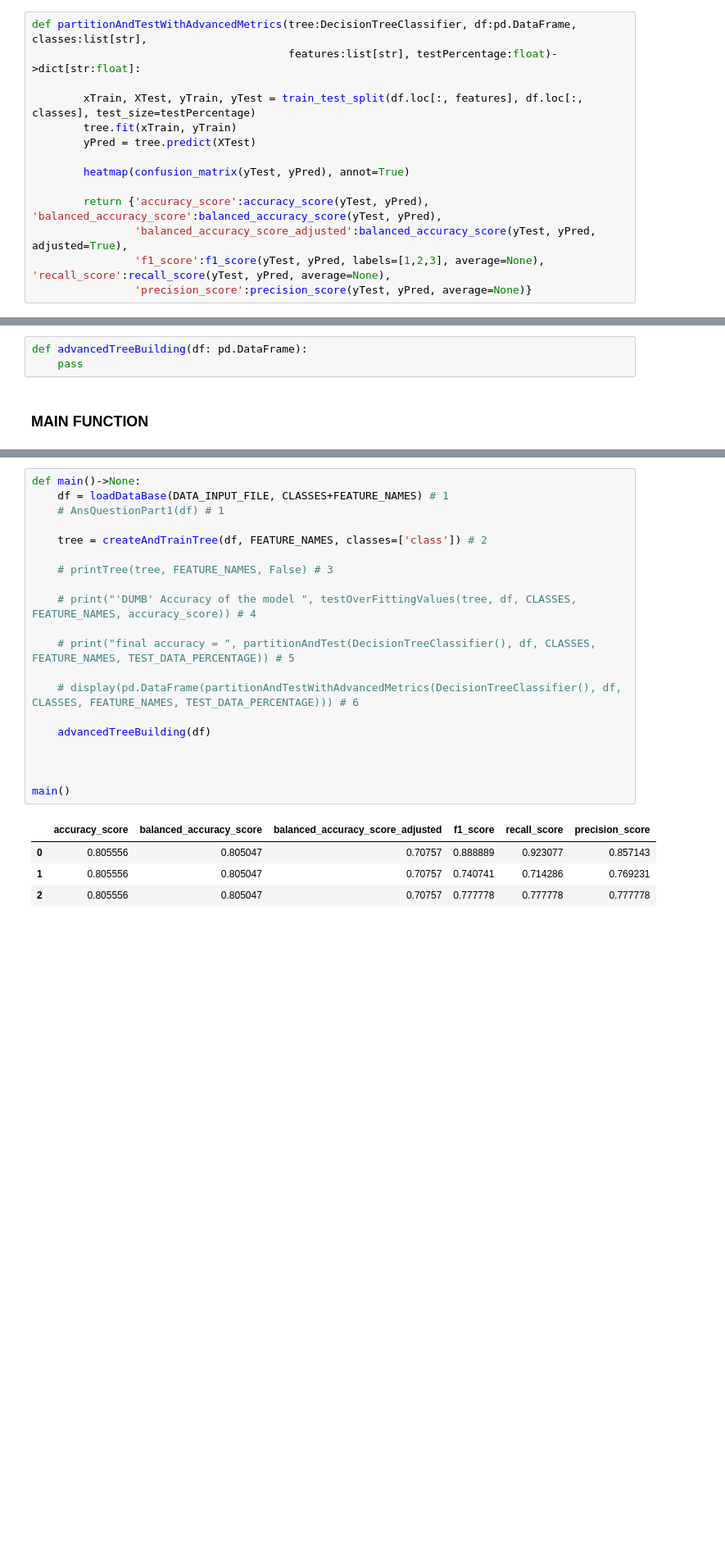
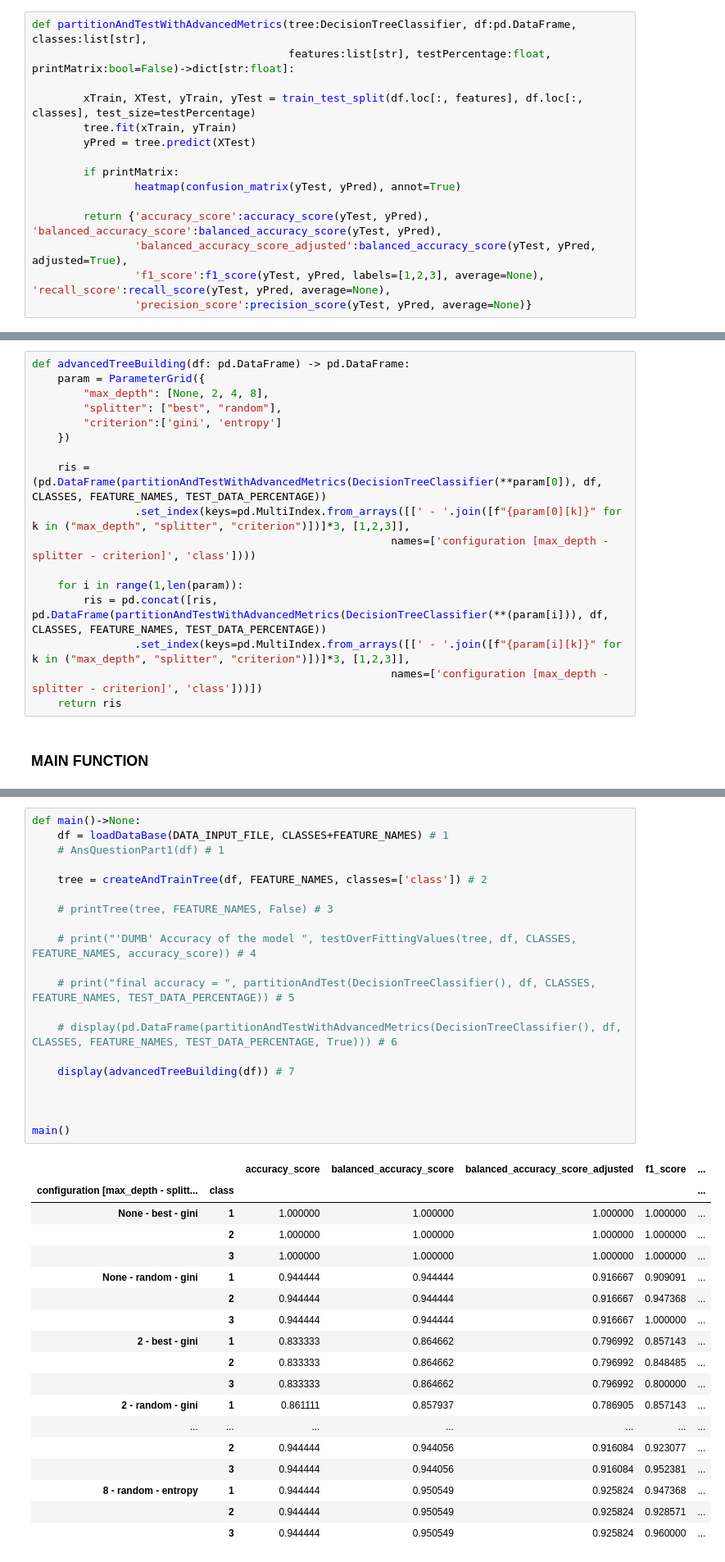
Before and after one commit to Nuzz23/01TWZSM_DataScienceLab, a Jupyter notebook: Lab/L06/E01/E01.ipynb, the cells around one changed output, grey strips where cells are left out. Shown at 82% size. Drawn from its saved outputs; the diff is of its cells as text; blank space fills up the shorter version.

```diff
--- a/Lab/L06/E01/E01.ipynb
+++ b/Lab/L06/E01/E01.ipynb
@@ -116,13 +118,14 @@ the results into a single value, or receive the results for all three classes.
 classes of the problem.
 # %%
 def partitionAndTestWithAdvancedMetrics(tree:DecisionTreeClassifier, df:pd.DataFrame, classes:list[str],
-                                        features:list[str], testPercentage:float)->dict[str:float]:
+                                        features:list[str], testPercentage:float, printMatrix:bool=False)->dict[str:float]:
 
         xTrain, XTest, yTrain, yTest = train_test_split(df.loc[:, features], df.loc[:, classes], test_size=testPercentage)
         tree.fit(xTrain, yTrain)
         yPred = tree.predict(XTest)
 
-        heatmap(confusion_matrix(yTest, yPred), annot=True)
+        if printMatrix:
+                heatmap(confusion_matrix(yTest, yPred), annot=True)
 
         return {'accuracy_score':accuracy_score(yTest, yPred), 'balanced_accuracy_score':balanced_accuracy_score(yTest, yPred),
                 'balanced_accuracy_score_adjusted':balanced_accuracy_score(yTest, yPred, adjusted=True),
@@ -156,9 +159,23 @@ of all possible configurations that can be obtained from the parameter dictionar
 For each configuration config, we can train a separate model with our training data, and validate
 it with our test data: for each configuration, compute the resulting accuracy on the test data. Then,
 select the parameter configuration having highest accuracy.
-# %%
-def advancedTreeBuilding(df: pd.DataFrame):
-    pass
+# %%
+def advancedTreeBuilding(df: pd.DataFrame) -> pd.DataFrame:
+    param = ParameterGrid({
+        "max_depth": [None, 2, 4, 8],
+        "splitter": ["best", "random"],
+        "criterion":['gini', 'entropy']
+    })
+
+    ris = (pd.DataFrame(partitionAndTestWithAdvancedMetrics(DecisionTreeClassifier(**param[0]), df, CLASSES, FEATURE_NAMES, TEST_DATA_PERCENTAGE))
+                .set_index(keys=pd.MultiIndex.from_arrays([[' - '.join([f"{param[0][k]}" for k in ("max_depth", "splitter", "criterion")])]*3, [1,2,3]],
+                                                        names=['configuration [max_depth - splitter - criterion]', 'class'])))
+
+    for i in range(1,len(param)):
+        ris = pd.concat([ris, pd.DataFrame(partitionAndTestWithAdvancedMetrics(DecisionTreeClassifier(**(param[i])), df, CLASSES, FEATURE_NAMES, TEST_DATA_PERCENTAGE))
+                .set_index(keys=pd.MultiIndex.from_arrays([[' - '.join([f"{param[i][k]}" for k in ("max_depth", "splitter", "criterion")])]*3, [1,2,3]],
+                                                        names=['configuration [max_depth - splitter - criterion]', 'class']))])
+    return ris
 # %% [markdown]
 ### MAIN FUNCTION
 # %% [markdown]
@@ -177,25 +194,39 @@ this is the main function of our program that will coordinate code execution, it
 # %%
 def main()->None:
     df = loadDataBase(DATA_INPUT_FILE, CLASSES+FEATURE_NAMES) # 1
     # AnsQuestionPart1(df) # 1
 
     tree = createAndTrainTree(df, FEATURE_NAMES, classes=['class']) # 2
 
     # printTree(tree, FEATURE_NAMES, False) # 3
 
     # print("'DUMB' Accuracy of the model ", testOverFittingValues(tree, df, CLASSES, FEATURE_NAMES, accuracy_score)) # 4
 
     # print("final accuracy = ", partitionAndTest(DecisionTreeClassifier(), df, CLASSES, FEATURE_NAMES, TEST_DATA_PERCENTAGE)) # 5
 
-    # display(pd.DataFrame(partitionAndTestWithAdvancedMetrics(DecisionTreeClassifier(), df, CLASSES, FEATURE_NAMES, TEST_DATA_PERCENTAGE))) # 6
+    # display(pd.DataFrame(partitionAndTestWithAdvancedMetrics(DecisionTreeClassifier(), df, CLASSES, FEATURE_NAMES, TEST_DATA_PERCENTAGE, True))) # 6
 
-    advancedTreeBuilding(df)
+    display(advancedTreeBuilding(df)) # 7
 
 
 
 main()
 # %% [output]
-|  | accuracy_score | balanced_accuracy_score | balanced_accuracy_score_adjusted | f1_score | recall_score | precision_score |
-| 0 | 0.805556 | 0.805047 | 0.70757 | 0.888889 | 0.923077 | 0.857143 |
-| 1 | 0.805556 | 0.805047 | 0.70757 | 0.740741 | 0.714286 | 0.769231 |
-| 2 | 0.805556 | 0.805047 | 0.70757 | 0.777778 | 0.777778 | 0.777778 |
+|  |  | accuracy_score | balanced_accuracy_score | balanced_accuracy_score_adjusted | f1_score | ... |
+| configuration [max_depth - splitt... | class |  |  |  |  | ... |
+| None - best - gini | 1 | 1.000000 | 1.000000 | 1.000000 | 1.000000 | ... |
+|  | 2 | 1.000000 | 1.000000 | 1.000000 | 1.000000 | ... |
+|  | 3 | 1.000000 | 1.000000 | 1.000000 | 1.000000 | ... |
+| None - random - gini | 1 | 0.944444 | 0.944444 | 0.916667 | 0.909091 | ... |
+|  | 2 | 0.944444 | 0.944444 | 0.916667 | 0.947368 | ... |
+|  | 3 | 0.944444 | 0.944444 | 0.916667 | 1.000000 | ... |
+| 2 - best - gini | 1 | 0.833333 | 0.864662 | 0.796992 | 0.857143 | ... |
+|  | 2 | 0.833333 | 0.864662 | 0.796992 | 0.848485 | ... |
+|  | 3 | 0.833333 | 0.864662 | 0.796992 | 0.800000 | ... |
+| 2 - random - gini | 1 | 0.861111 | 0.857937 | 0.786905 | 0.857143 | ... |
+| ... | ... | ... | ... | ... | ... | ... |
+|  | 2 | 0.944444 | 0.944056 | 0.916084 | 0.923077 | ... |
+|  | 3 | 0.944444 | 0.944056 | 0.916084 | 0.952381 | ... |
+| 8 - random - entropy | 1 | 0.944444 | 0.950549 | 0.925824 | 0.947368 | ... |
+|  | 2 | 0.944444 | 0.950549 | 0.925824 | 0.928571 | ... |
+|  | 3 | 0.944444 | 0.950549 | 0.925824 | 0.960000 | ... |
```
Also changed, not shown: parts of 2 cells of this notebook.
